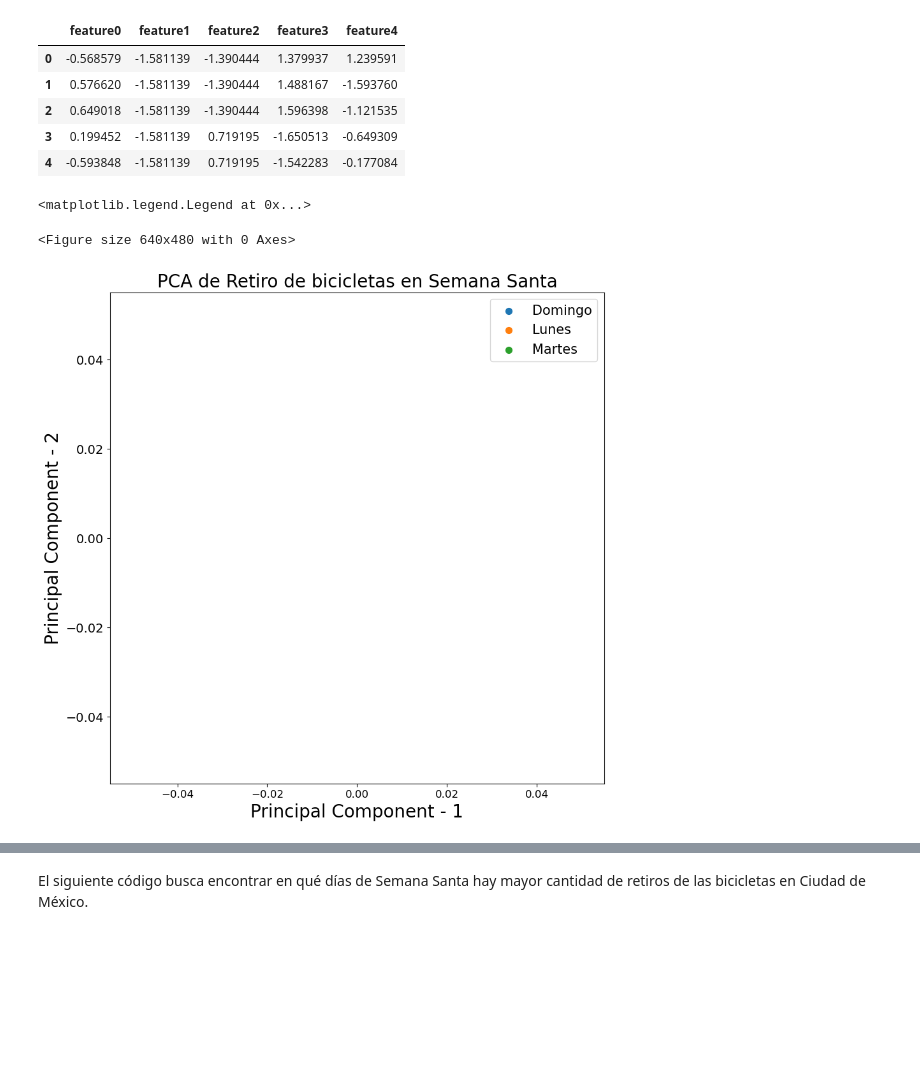
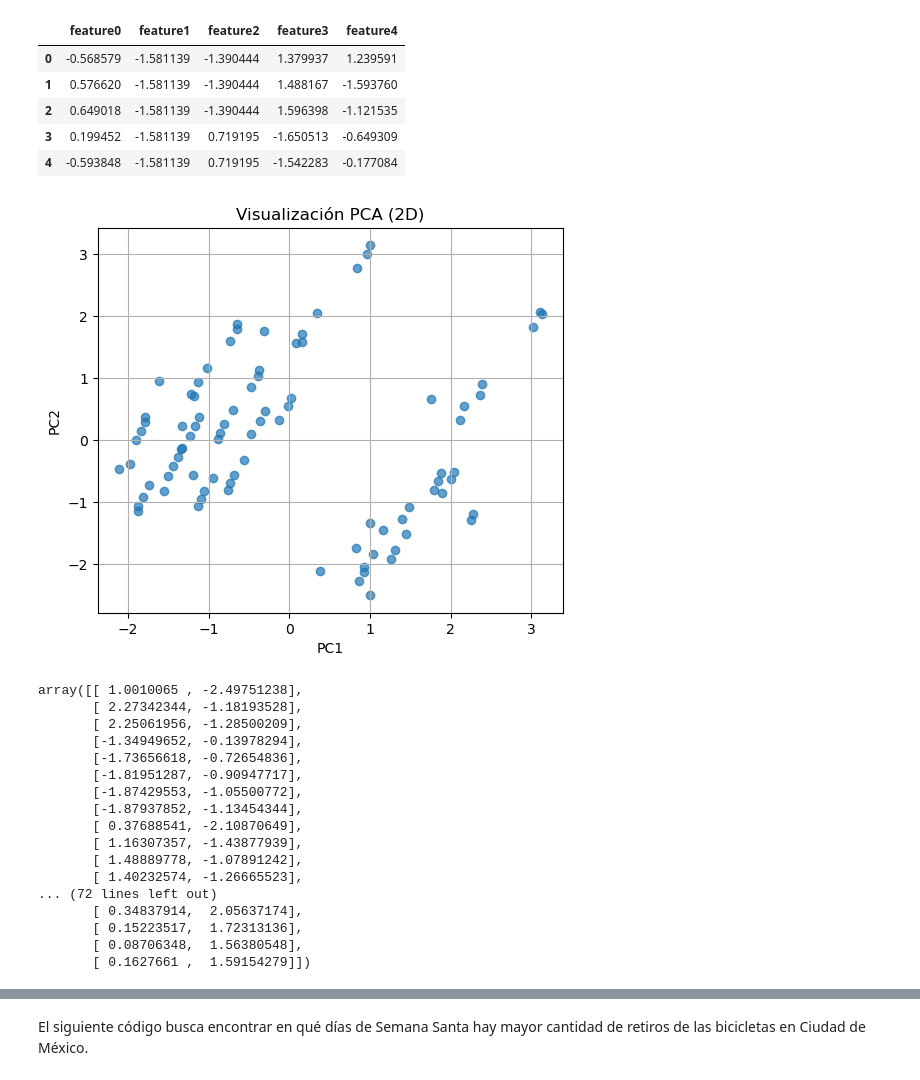
Before and after one commit to Ari-Castellanos/Proyecto-1-Seminario-2, a Jupyter notebook: DiaMayorRetiro.ipynb, the cells around one changed output, grey strips where cells are left out. Cells and saved outputs as stored; diff of their text form; code cells hidden in the pictures; blank space fills up the shorter version.

```diff
--- a/DiaMayorRetiro.ipynb
+++ b/DiaMayorRetiro.ipynb
@@ -186,22 +158,50 @@ PCA_bikedates = pca_dates.fit_transform(x)
 # %%
 dfPCA = pd.DataFrame(data = PCA_bikedates, columns = ['pc1', 'pc2'])
 # %%
-plt.figure()
-plt.figure(figsize=(10,10))
-plt.xticks(fontsize=12)
-plt.yticks(fontsize=14)
-plt.xlabel('Principal Component - 1',fontsize=20)
-plt.ylabel('Principal Component - 2',fontsize=20)
-plt.title("PCA de Retiro de bicicletas en Semana Santa",fontsize=20)
-targets = ['Domingo','Lunes','Martes','Miercoles','Jueves','Viernes','Sabado']
-colors = ['r', 'g', 'b']
-for target,colors in zip(targets, colors):
-    indicesToKeep = df1['dia_semana_num'] == target
-    plt.scatter(dfPCA.loc[indicesToKeep, 'pc1']
-               , dfPCA.loc[indicesToKeep, 'pc2'], s = 50)
+def PCA2D(X, y=None):
 
-plt.legend(targets,prop={'size': 15})
+
+    scaler = StandardScaler()
+    X_scaled = scaler.fit_transform(X)
+
+
+    pca = PCA(n_components=2)
+    X_pca = pca.fit_transform(X_scaled)
+
+
+    plt.figure(figsize=(6,5))
+
+    if y is not None:
+        plt.scatter(X_pca[:,0], X_pca[:,1], c=y, cmap="viridis", alpha=0.7)
+    else:
+        plt.scatter(X_pca[:,0], X_pca[:,1], alpha=0.7)
+
+    plt.xlabel("PC1")
+    plt.ylabel("PC2")
+    plt.title("Visualización PCA (2D)")
+    plt.grid(True)
+
+    plt.show()
+
+    return X_pca
-# %% [output]
-<matplotlib.legend.Legend at 0x...>
-<Figure size 640x480 with 0 Axes>
-[figure, removed]
+# %%
+PCA2D(x)
+# %% [output]
+[figure, added]
+array([[ 1.0010065 , -2.49751238],
+       [ 2.27342344, -1.18193528],
+       [ 2.25061956, -1.28500209],
+       [-1.34949652, -0.13978294],
+       [-1.73656618, -0.72654836],
+       [-1.81951287, -0.90947717],
+       [-1.87429553, -1.05500772],
+       [-1.87937852, -1.13454344],
+       [ 0.37688541, -2.10870649],
+       [ 1.16307357, -1.43877939],
+       [ 1.48889778, -1.07891242],
+       [ 1.40232574, -1.26665523],
+... (72 lines left out)
+       [ 0.34837914,  2.05637174],
+       [ 0.15223517,  1.72313136],
+       [ 0.08706348,  1.56380548],
+       [ 0.1627661 ,  1.59154279]])
```
Also changed, not shown: parts of 18 cells of this notebook.
